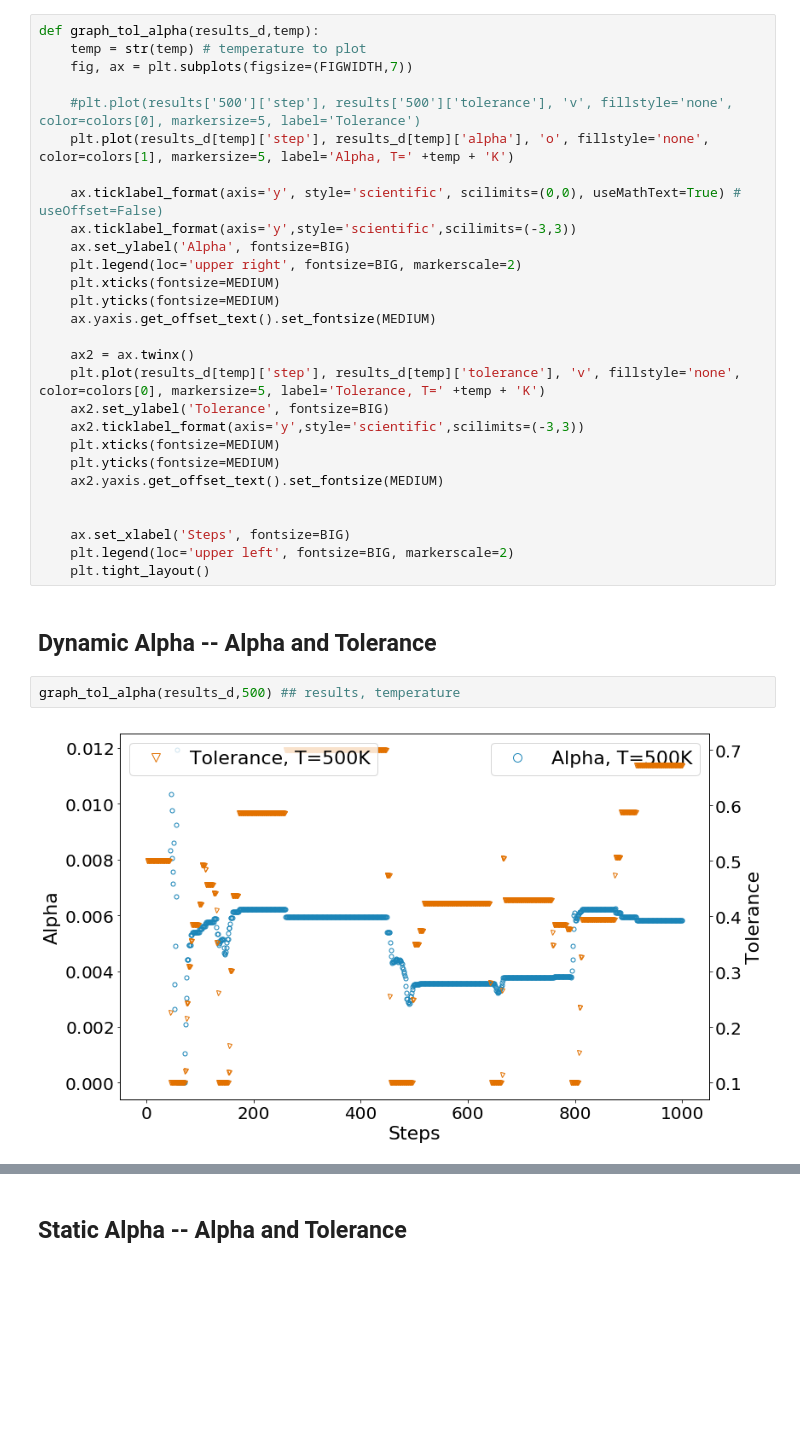
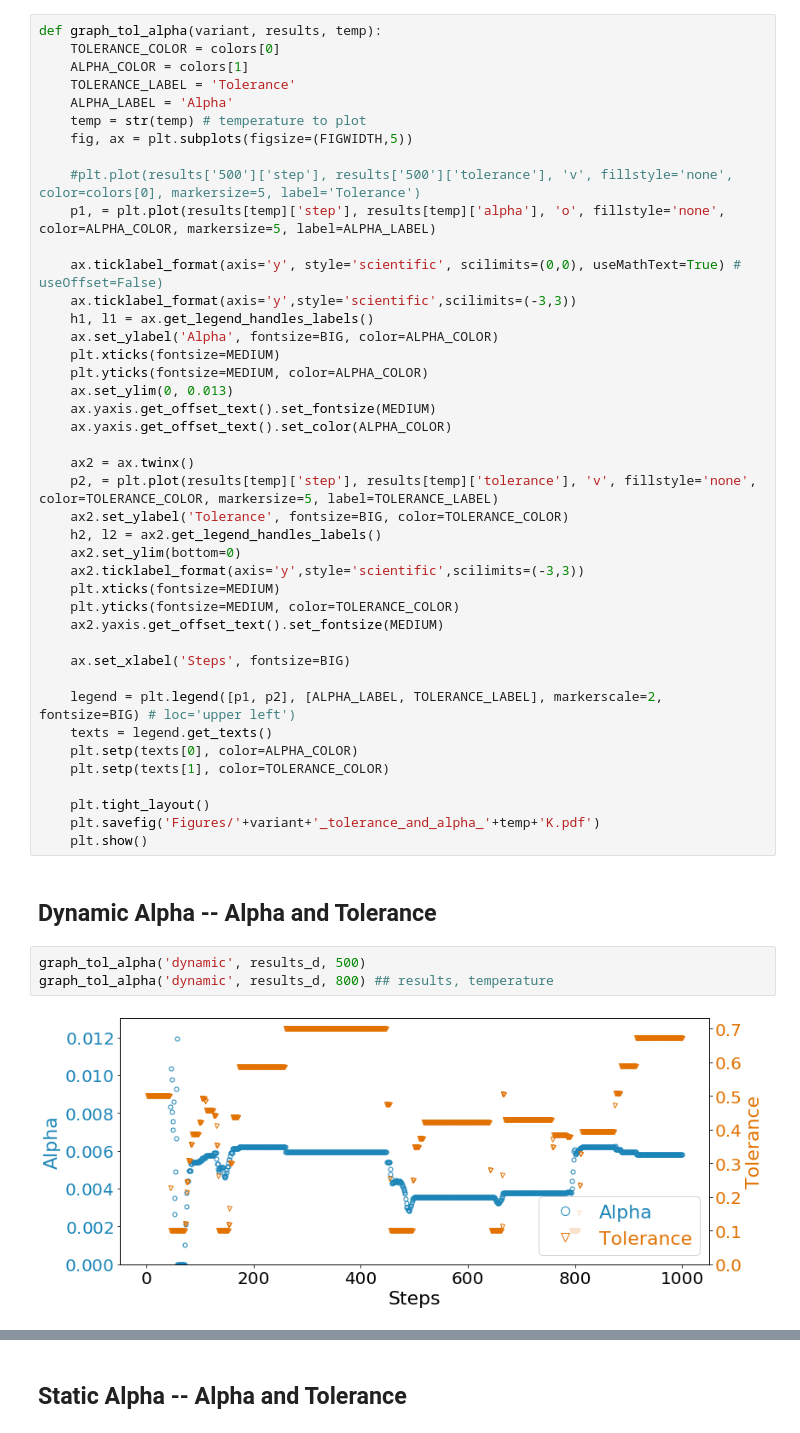
Before and after one commit to YulianaGomez/proxima_analysis, a Jupyter notebook: notebooks/Integrated.ipynb, the cells around one changed output, grey strips where cells are left out. Saved outputs shown, nothing was run; the diff lists cells and outputs as text; blank space fills up the shorter version.

Commit message:
alter legend

```diff
--- a/notebooks/Integrated.ipynb
+++ b/notebooks/Integrated.ipynb
@@ -710,36 +706,51 @@ for f in files:
 # %% [markdown]
 ## Plotting alpha and tolerance changes
 # %%
-def graph_tol_alpha(results_d,temp):
+def graph_tol_alpha(variant, results, temp):
+    TOLERANCE_COLOR = colors[0]
+    ALPHA_COLOR = colors[1]
+    TOLERANCE_LABEL = 'Tolerance'
+    ALPHA_LABEL = 'Alpha'
     temp = str(temp) # temperature to plot
-    fig, ax = plt.subplots(figsize=(FIGWIDTH,7))
+    fig, ax = plt.subplots(figsize=(FIGWIDTH,5))
 
     #plt.plot(results['500']['step'], results['500']['tolerance'], 'v', fillstyle='none', color=colors[0], markersize=5, label='Tolerance')
-    plt.plot(results_d[temp]['step'], results_d[temp]['alpha'], 'o', fillstyle='none', color=colors[1], markersize=5, label='Alpha, T=' +temp + 'K')
+    p1, = plt.plot(results[temp]['step'], results[temp]['alpha'], 'o', fillstyle='none', color=ALPHA_COLOR, markersize=5, label=ALPHA_LABEL)
 
     ax.ticklabel_format(axis='y', style='scientific', scilimits=(0,0), useMathText=True) # useOffset=False)
     ax.ticklabel_format(axis='y',style='scientific',scilimits=(-3,3))
-    ax.set_ylabel('Alpha', fontsize=BIG)
-    plt.legend(loc='upper right', fontsize=BIG, markerscale=2)
+    h1, l1 = ax.get_legend_handles_labels()
+    ax.set_ylabel('Alpha', fontsize=BIG, color=ALPHA_COLOR)
     plt.xticks(fontsize=MEDIUM)
-    plt.yticks(fontsize=MEDIUM)
+    plt.yticks(fontsize=MEDIUM, color=ALPHA_COLOR)
+    ax.set_ylim(0, 0.013)
     ax.yaxis.get_offset_text().set_fontsize(MEDIUM)
+    ax.yaxis.get_offset_text().set_color(ALPHA_COLOR)
 
     ax2 = ax.twinx()
-    plt.plot(results_d[temp]['step'], results_d[temp]['tolerance'], 'v', fillstyle='none', color=colors[0], markersize=5, label='Tolerance, T=' +temp + 'K')
-    ax2.set_ylabel('Tolerance', fontsize=BIG)
+    p2, = plt.plot(results[temp]['step'], results[temp]['tolerance'], 'v', fillstyle='none', color=TOLERANCE_COLOR, markersize=5, label=TOLERANCE_LABEL)
+    ax2.set_ylabel('Tolerance', fontsize=BIG, color=TOLERANCE_COLOR)
+    h2, l2 = ax2.get_legend_handles_labels()
+    ax2.set_ylim(bottom=0)
     ax2.ticklabel_format(axis='y',style='scientific',scilimits=(-3,3))
     plt.xticks(fontsize=MEDIUM)
-    plt.yticks(fontsize=MEDIUM)
+    plt.yticks(fontsize=MEDIUM, color=TOLERANCE_COLOR)
     ax2.yaxis.get_offset_text().set_fontsize(MEDIUM)
 
+    ax.set_xlabel('Steps', fontsize=BIG)
 
-    ax.set_xlabel('Steps', fontsize=BIG)
-    plt.legend(loc='upper left', fontsize=BIG, markerscale=2)
+    legend = plt.legend([p1, p2], [ALPHA_LABEL, TOLERANCE_LABEL], markerscale=2, fontsize=BIG) # loc='upper left')
+    texts = legend.get_texts()
+    plt.setp(texts[0], color=ALPHA_COLOR)
+    plt.setp(texts[1], color=TOLERANCE_COLOR)
+
     plt.tight_layout()
+    plt.savefig('Figures/'+variant+'_tolerance_and_alpha_'+temp+'K.pdf')
+    plt.show()
 # %% [markdown]
 ## Dynamic Alpha --  Alpha and Tolerance
 # %%
-graph_tol_alpha(results_d,500) ## results, temperature
+graph_tol_alpha('dynamic', results_d, 500)
+graph_tol_alpha('dynamic', results_d, 800) ## results, temperature
 # %% [output]
-[figure, old version]
+[figure, new version]
```
Also changed, not shown: parts of 16 cells of this notebook, 19 other files.
